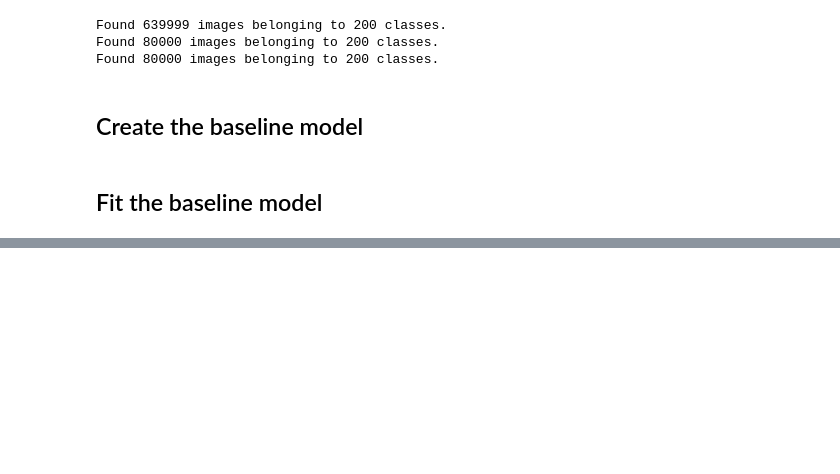
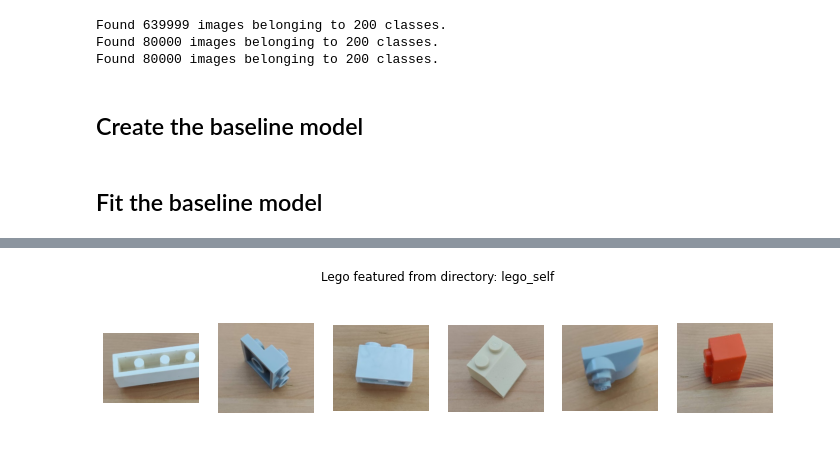
Before and after one commit to LepronlineR/TensorFlow-Projects, a Jupyter notebook: lego_bricks_classification.ipynb, the cells around one changed output, grey strips where cells are left out. Saved outputs shown, nothing was run; the diff lists cells and outputs as text; code cells hidden in the pictures; blank space fills up the shorter version.

```diff
--- a/lego_bricks_classification.ipynb
+++ b/lego_bricks_classification.ipynb
@@ -264,0 +296,20 @@ plot_loss_curves(history_baseline_model)
+# %%
+def image_display(directory):
+  """
+  Given a file of images, displays all of the images
+  """
+  fig = plt.figure(figsize=(12, 3))
+  plt.title(f"Lego featured from directory: {directory}")
+  plt.axis(False)
+
+  # finds the amount of files from the directory and sets the path of the images
+  total_files = len([item.name for item in pathlib.Path(directory).glob('*')])
+  image_path = os.listdir(directory)
+
+  # iterates through every image and adds it to a subplot
+  for i in range(1,total_files+1):
+    img = mpimg.imread(directory + "/" + image_path[i-1])
+    fig.add_subplot(1, total_files, i)
+    plt.imshow(img)
+    plt.axis(False)
+  plt.show()
@@ -264,0 +342,4 @@ plot_loss_curves(history_baseline_model)
+# %%
+image_display("lego_self")
+# %% [output]
+[figure, added]
```
Also changed, not shown: parts of 21 cells of this notebook.
